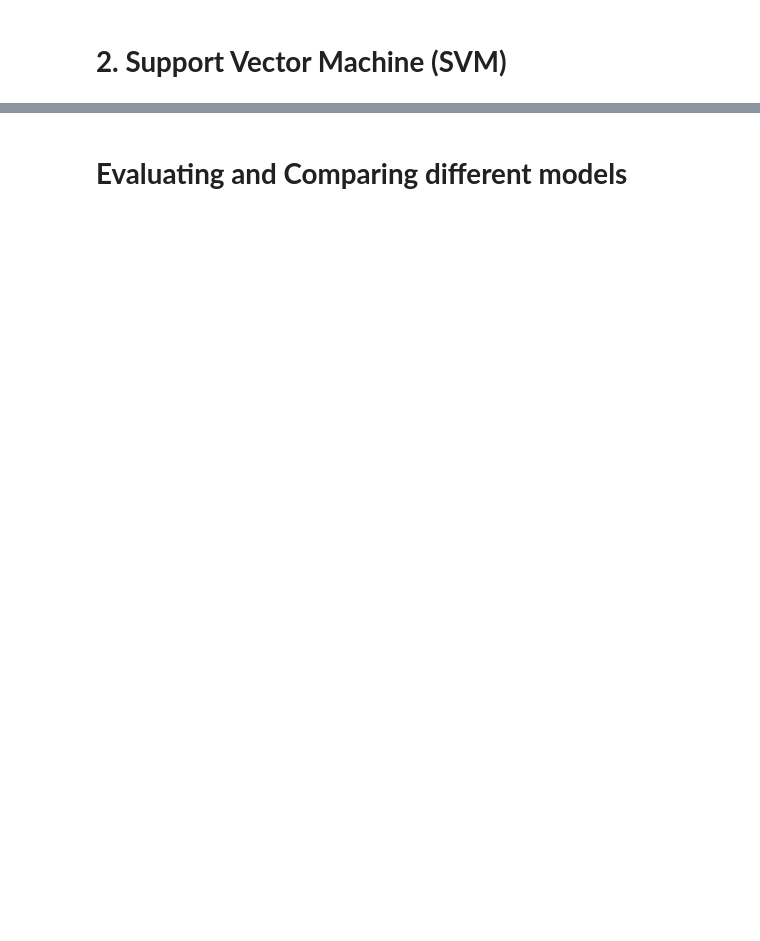
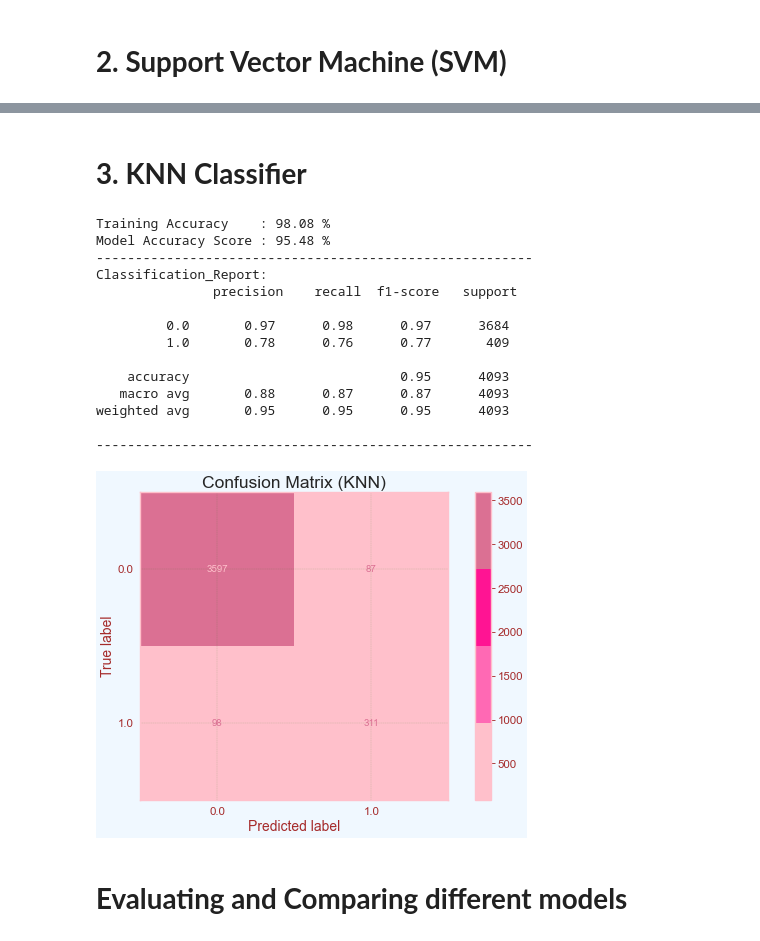
Before and after one commit to devkakeri06/TransfomerFaultPrediction, a Jupyter notebook: Group_39.ipynb, the cells around one changed output, grey strips where cells are left out. Saved outputs shown, nothing was run; the diff lists cells and outputs as text; code cells hidden in the pictures; blank space fills up the shorter version.

```diff
--- a/Group_39.ipynb
+++ b/Group_39.ipynb
@@ -401,2 +401,54 @@ weighted avg       0.95      0.96      0.95      4093
+# %% [markdown]
+#  **3. KNN Classifier**
+# %%
+from sklearn.neighbors import KNeighborsClassifier
+from sklearn.metrics import accuracy_score, classification_report, confusion_matrix, ConfusionMatrixDisplay
+import matplotlib.pyplot as plt
+from matplotlib.colors import ListedColormap
+
+# Define a custom colormap with pink colors
+cmap_pink = ListedColormap(['#FFC0CB', '#FF69B4', '#FF1493', '#DB7093'])
+
+# Create and fit the KNN model
+knn = KNeighborsClassifier(n_neighbors=3)
+knn.fit(X_train, y_train)
+y_pred_knn = knn.predict(X_test)
+
+knn_train = round(knn.score(X_train, y_train) * 100, 2)
+knn_accuracy = round(accuracy_score(y_pred_knn, y_test) * 100, 2)
+
+print("Training Accuracy    :", knn_train, "%")
+print("Model Accuracy Score :", knn_accuracy, "%")
+print("\033[1m--------------------------------------------------------\033[0m")
+print("Classification_Report: \n", classification_report(y_test, y_pred_knn))
+print("\033[1m--------------------------------------------------------\033[0m")
+
+# Calculate the confusion matrix
+cm = confusion_matrix(y_test, y_pred_knn)
+
+# Display the confusion matrix with a pink color scheme
+disp = ConfusionMatrixDisplay(confusion_matrix=cm, display_labels=knn.classes_)
+disp.plot(cmap=cmap_pink)
+plt.title('Confusion Matrix (KNN)')
+plt.show()
+
+with open('knn_model.pkl', 'wb') as file:
+    pickle.dump(knn, file)
+# %% [output]
+Training Accuracy    : 98.08 %
+Model Accuracy Score : 95.48 %
+--------------------------------------------------------
+Classification_Report:
+               precision    recall  f1-score   support
+
+         0.0       0.97      0.98      0.97      3684
+         1.0       0.78      0.76      0.77       409
+
+    accuracy                           0.95      4093
+   macro avg       0.88      0.87      0.87      4093
+weighted avg       0.95      0.95      0.95      4093
+
+--------------------------------------------------------
+[figure, added]
 # %% [markdown]
 # **Evaluating and Comparing different models**
```
Also changed, not shown: parts of 21 cells of this notebook, 3 other files.
